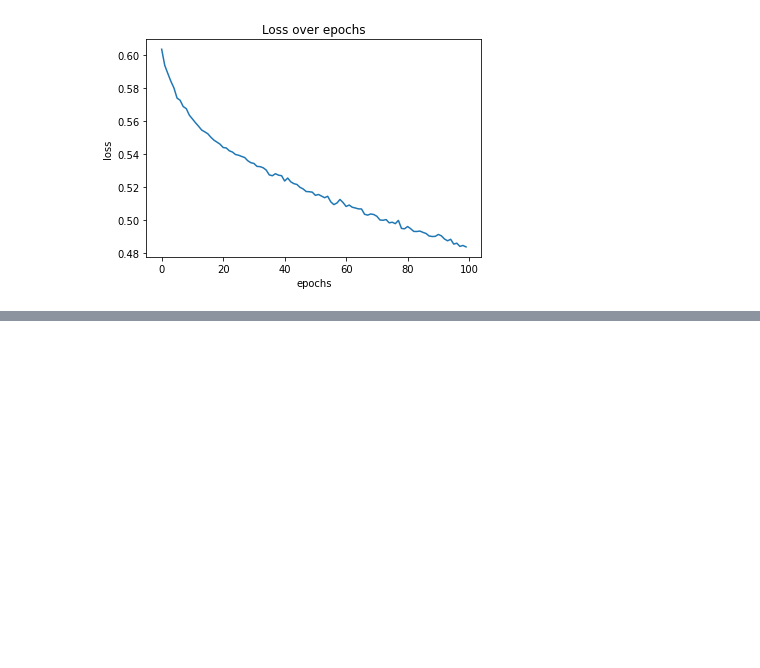
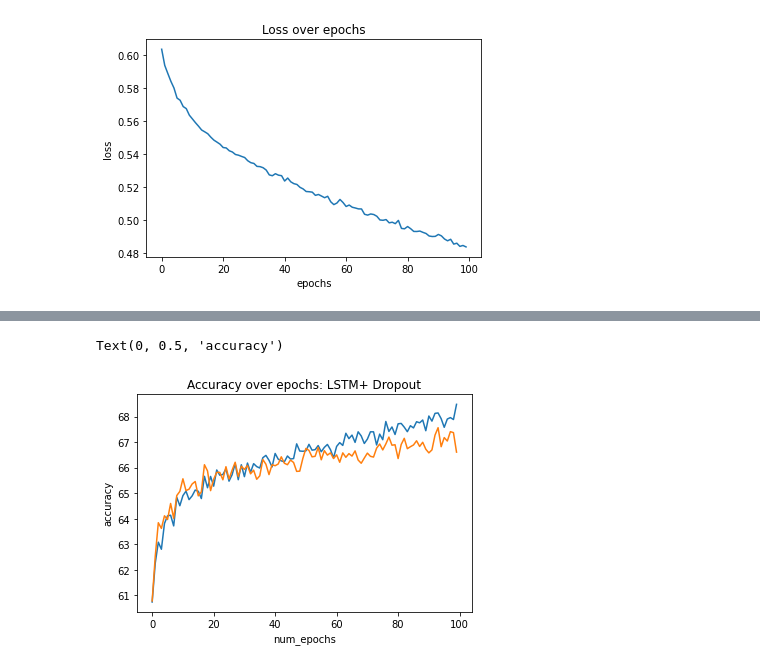
Before and after one commit to yonbrand/Gait-Recognition, a Jupyter notebook: gait_identification.ipynb, the cells around one changed output, grey strips where cells are left out. Cells and saved outputs as stored; diff of their text form; code cells hidden in the pictures; blank space fills up the shorter version.

Commit message:
+lstm drop

```diff
--- a/gait_identification.ipynb
+++ b/gait_identification.ipynb
@@ -484,0 +594,12 @@ Text(0, 0.5, 'loss')
+# %%
+n_inputs = 3
+n_steps = 128
+n_epochs=100
+lstm_dim = 64
+layers = 2
+LSTMmodelDrop = LSTMDrop(n_inputs, n_steps, lstm_dim, layers).to(device)
+# %%
+CNNmodelDrop = CNNDrop().to(device)
+model = MainDrop(CNNmodelDrop, LSTMmodelDrop).to(device)
+optimizer = optim.Adam(model.parameters(), lr=learning_rate)
+criterion = nn.CrossEntropyLoss()
@@ -484,0 +669,10 @@ Text(0, 0.5, 'loss')
+# %%
+import matplotlib.pyplot as plt
+plt.plot(range(len(train_acc)),train_acc)
+plt.plot(range(len(train_acc)),validation_acc)
+plt.title('Accuracy over epochs: LSTM+ Dropout')
+plt.xlabel('num_epochs')
+plt.ylabel('accuracy')
+# %% [output]
+Text(0, 0.5, 'accuracy')
+[figure, added]
```
Also changed, not shown: parts of 12 cells of this notebook.
